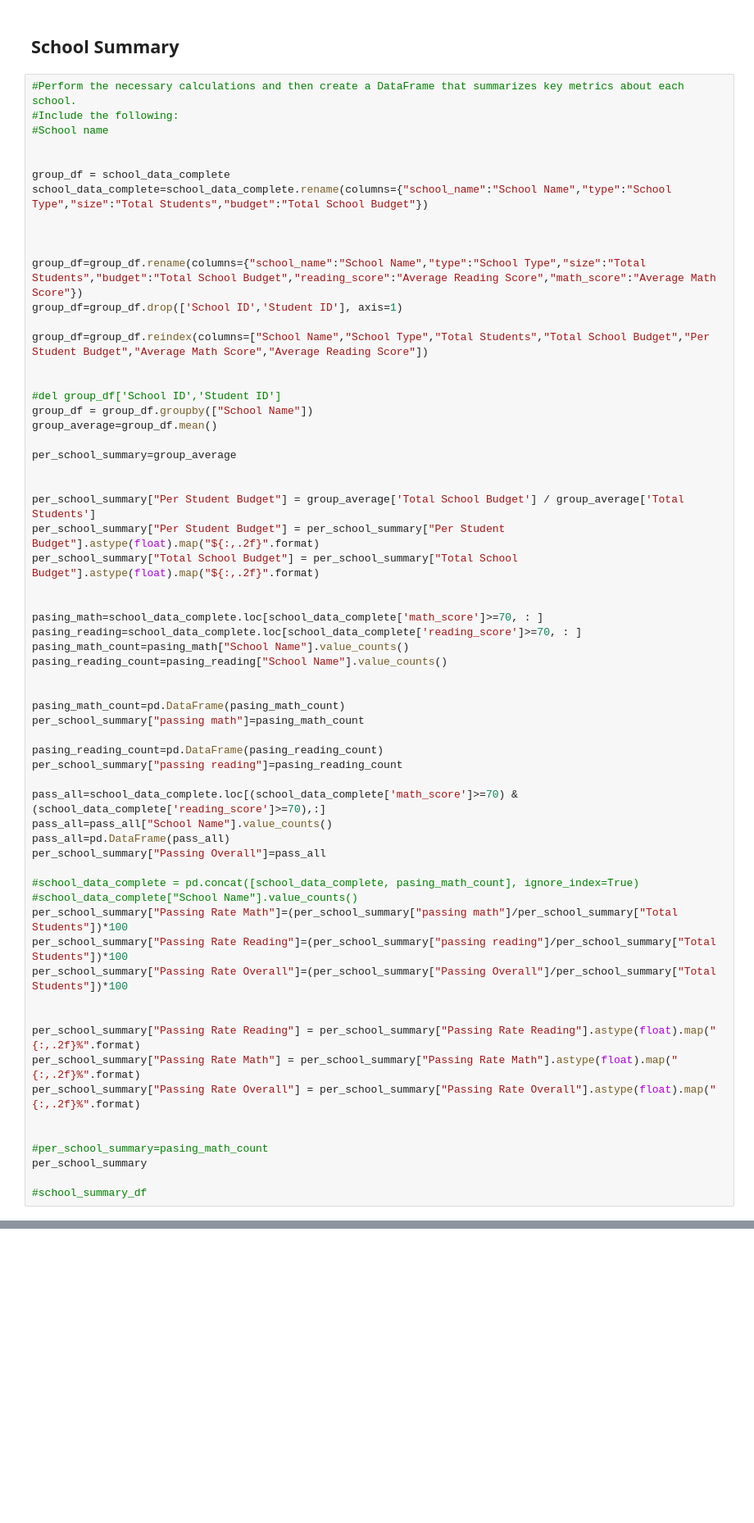
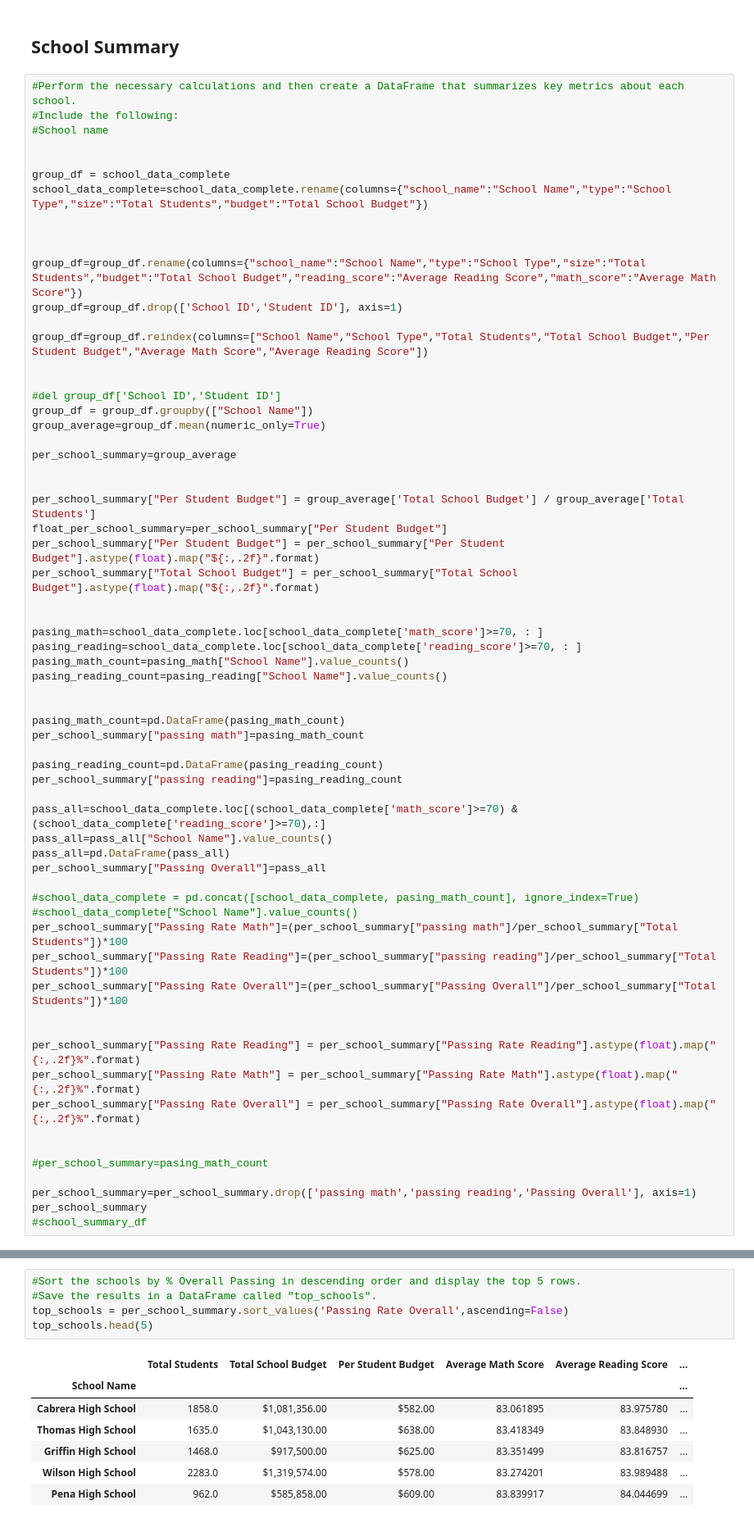
Before and after one commit to Victarrion/pandas-challenge, a Jupyter notebook: PyCitySchools/PyCitySchools.ipynb, the cells around one changed output, grey strips where cells are left out. Shown at 82% size. Saved outputs shown, nothing was run; the diff lists cells and outputs as text; blank space fills up the shorter version.

```diff
--- a/PyCitySchools/PyCitySchools.ipynb
+++ b/PyCitySchools/PyCitySchools.ipynb
@@ -110,12 +110,13 @@ group_df=group_df.reindex(columns=["School Name","School Type","Total Students",
 
 #del group_df['School ID','Student ID']
 group_df = group_df.groupby(["School Name"])
-group_average=group_df.mean()
+group_average=group_df.mean(numeric_only=True)
 
 per_school_summary=group_average
 
 
 per_school_summary["Per Student Budget"] = group_average['Total School Budget'] / group_average['Total Students']
+float_per_school_summary=per_school_summary["Per Student Budget"]
 per_school_summary["Per Student Budget"] = per_school_summary["Per Student Budget"].astype(float).map("${:,.2f}".format)
 per_school_summary["Total School Budget"] = per_school_summary["Total School Budget"].astype(float).map("${:,.2f}".format)
 
@@ -150,8 +151,9 @@ per_school_summary["Passing Rate Overall"] = per_school_summary["Passing Rate Ov
 
 
 #per_school_summary=pasing_math_count
+
+per_school_summary=per_school_summary.drop(['passing math','passing reading','Passing Overall'], axis=1)
 per_school_summary
-
 #school_summary_df
 # %% [output]
 |  | Total Students | Total School Budget | Per Student Budget | Average Math Score | Average Reading Score | ... |
@@ -171,3 +173,16 @@ per_school_summary
 | Thomas High School | 1635.0 | $1,043,130.00 | $638.00 | 83.418349 | 83.848930 | ... |
 | Wilson High School | 2283.0 | $1,319,574.00 | $578.00 | 83.274201 | 83.989488 | ... |
 | Wright High School | 1800.0 | $1,049,400.00 | $583.00 | 83.682222 | 83.955000 | ... |
+# %%
+#Sort the schools by % Overall Passing in descending order and display the top 5 rows.
+#Save the results in a DataFrame called "top_schools".
+top_schools = per_school_summary.sort_values('Passing Rate Overall',ascending=False)
+top_schools.head(5)
+# %% [output]
+|  | Total Students | Total School Budget | Per Student Budget | Average Math Score | Average Reading Score | ... |
+| School Name |  |  |  |  |  | ... |
+| Cabrera High School | 1858.0 | $1,081,356.00 | $582.00 | 83.061895 | 83.975780 | ... |
+| Thomas High School | 1635.0 | $1,043,130.00 | $638.00 | 83.418349 | 83.848930 | ... |
+| Griffin High School | 1468.0 | $917,500.00 | $625.00 | 83.351499 | 83.816757 | ... |
+| Wilson High School | 2283.0 | $1,319,574.00 | $578.00 | 83.274201 | 83.989488 | ... |
+| Pena High School | 962.0 | $585,858.00 | $609.00 | 83.839917 | 84.044699 | ... |
```
Also changed, not shown: parts of 6 cells of this notebook.
